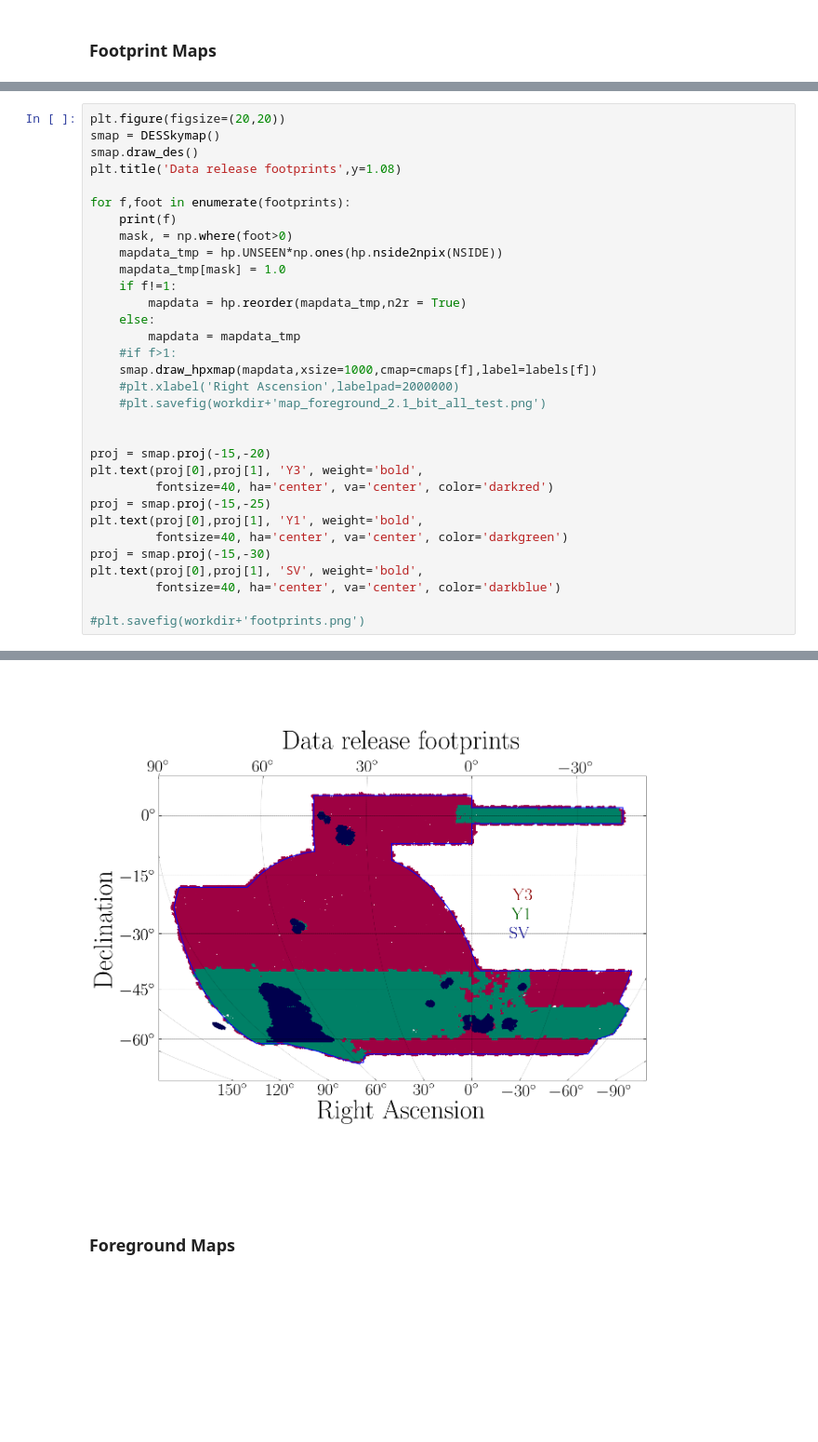
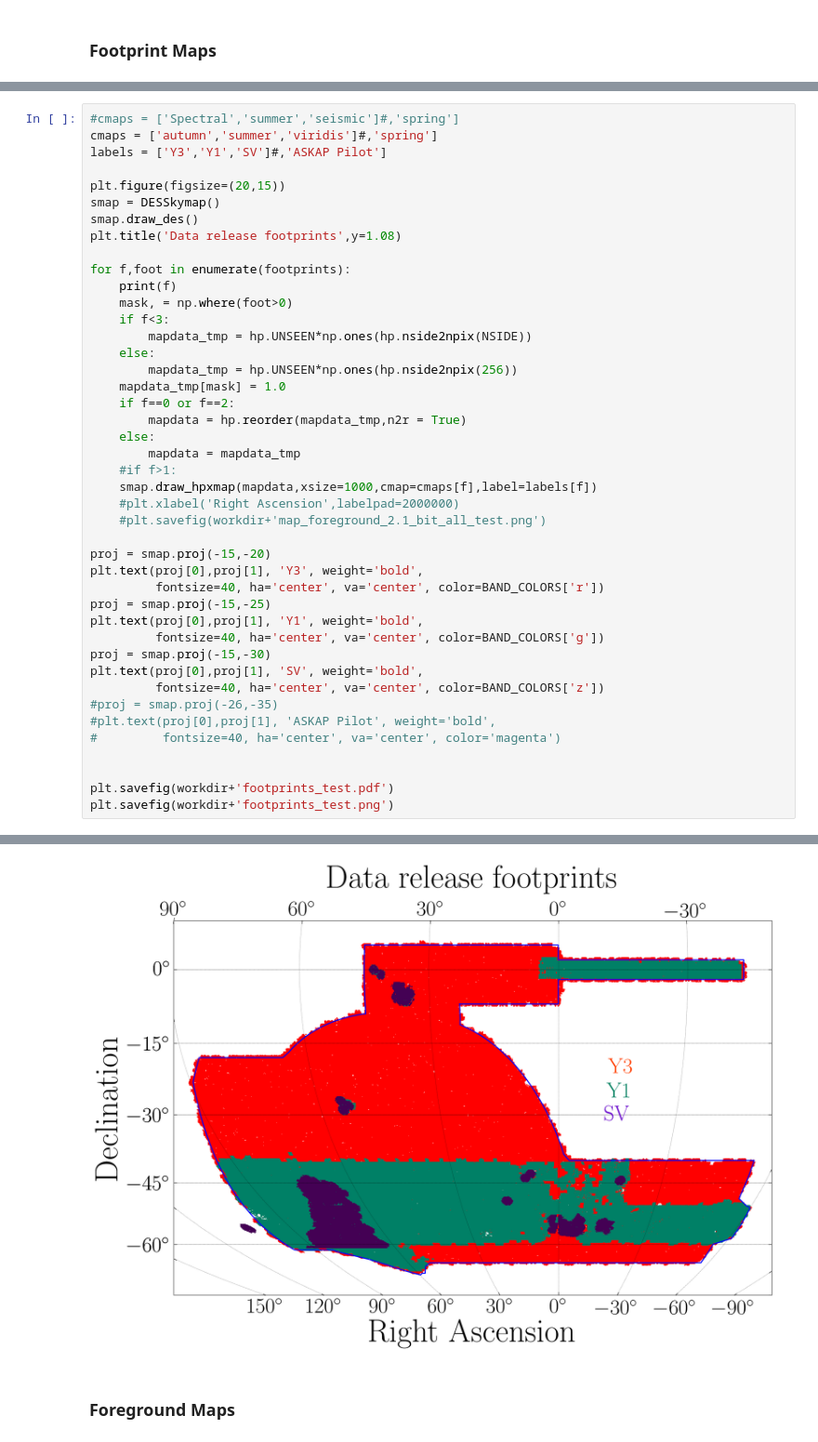
Before and after one commit to nsevilla/y3gold-paper, a Jupyter notebook: map_plotting.ipynb, the cells around one changed output, grey strips where cells are left out. Shown at 93% size. Drawn from its saved outputs; the diff is of its cells as text; blank space fills up the shorter version.

```diff
--- a/map_plotting.ipynb
+++ b/map_plotting.ipynb
@@ -58,5 +50,9 @@ print(len(footprints[2]),footprints[2])
 # %%
-plt.figure(figsize=(20,20))
+#cmaps = ['Spectral','summer','seismic']#,'spring']
+cmaps = ['autumn','summer','viridis']#,'spring']
+labels = ['Y3','Y1','SV']#,'ASKAP Pilot']
+
+plt.figure(figsize=(20,15))
 smap = DESSkymap()
 smap.draw_des()
 plt.title('Data release footprints',y=1.08)
@@ -64,9 +60,12 @@ plt.title('Data release footprints',y=1.08)
 for f,foot in enumerate(footprints):
     print(f)
     mask, = np.where(foot>0)
-    mapdata_tmp = hp.UNSEEN*np.ones(hp.nside2npix(NSIDE))
+    if f<3:
+        mapdata_tmp = hp.UNSEEN*np.ones(hp.nside2npix(NSIDE))
+    else:
+        mapdata_tmp = hp.UNSEEN*np.ones(hp.nside2npix(256))
     mapdata_tmp[mask] = 1.0
-    if f!=1:
+    if f==0 or f==2:
         mapdata = hp.reorder(mapdata_tmp,n2r = True)
     else:
         mapdata = mapdata_tmp
@@ -75,18 +74,22 @@ for f,foot in enumerate(footprints):
     #plt.xlabel('Right Ascension',labelpad=2000000)
     #plt.savefig(workdir+'map_foreground_2.1_bit_all_test.png')
 
-
 proj = smap.proj(-15,-20)
 plt.text(proj[0],proj[1], 'Y3', weight='bold',
-         fontsize=40, ha='center', va='center', color='darkred')
+         fontsize=40, ha='center', va='center', color=BAND_COLORS['r'])
 proj = smap.proj(-15,-25)
 plt.text(proj[0],proj[1], 'Y1', weight='bold',
-         fontsize=40, ha='center', va='center', color='darkgreen')
+         fontsize=40, ha='center', va='center', color=BAND_COLORS['g'])
 proj = smap.proj(-15,-30)
 plt.text(proj[0],proj[1], 'SV', weight='bold',
-         fontsize=40, ha='center', va='center', color='darkblue')
+         fontsize=40, ha='center', va='center', color=BAND_COLORS['z'])
+#proj = smap.proj(-26,-35)
+#plt.text(proj[0],proj[1], 'ASKAP Pilot', weight='bold',
+#         fontsize=40, ha='center', va='center', color='magenta')
 
-#plt.savefig(workdir+'footprints.png')
+
+plt.savefig(workdir+'footprints_test.pdf')
+plt.savefig(workdir+'footprints_test.png')
 # %% [output]
 0
 1
@@ -95,4 +97,4 @@ Text([3.16838324], [0.77616385], 'SV')
-[figure, old version]
+[figure, new version]
 # %% [markdown]
 ### Foreground Maps
 # %%
```
Also changed, not shown: parts of 6 cells of this notebook.
